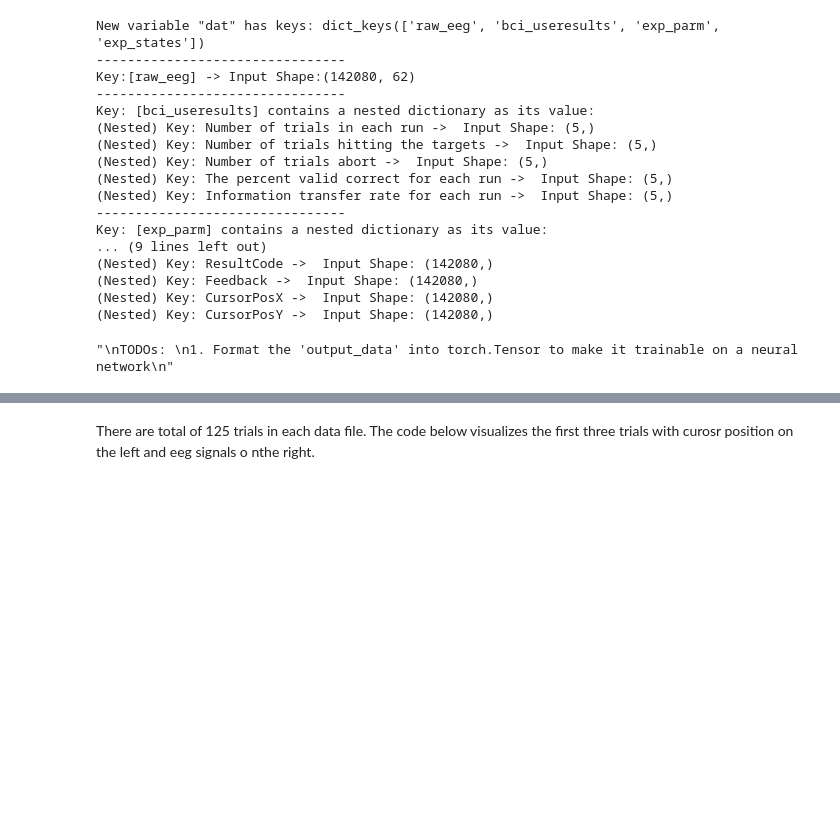
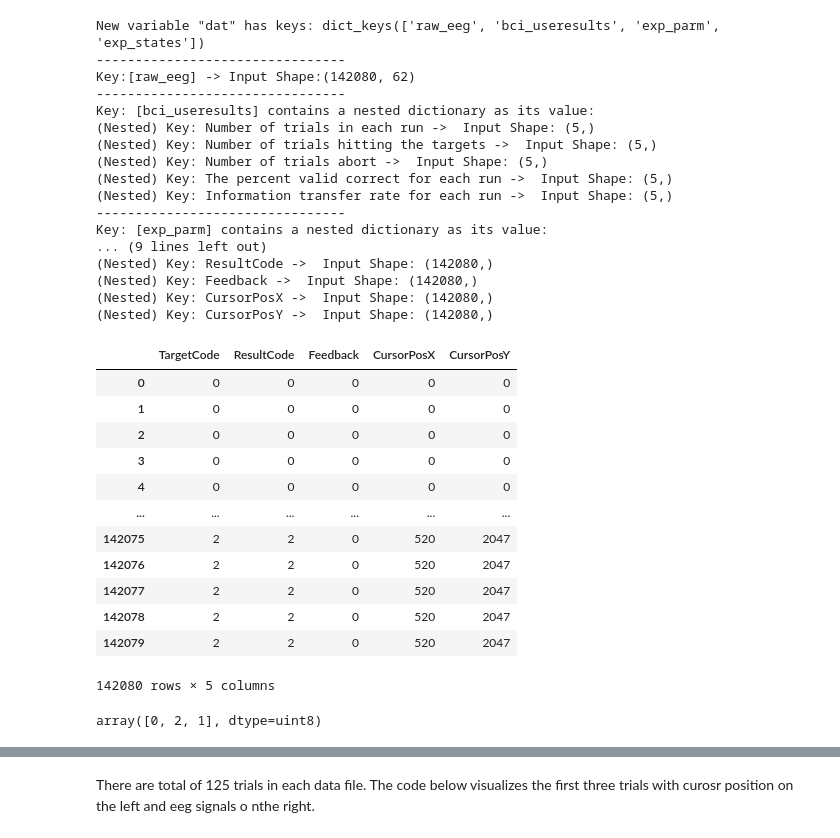
Before and after one commit to IDL-SG1-BCI-EEG/main, a Jupyter notebook: IDL_BCI_EEG_EDA.ipynb, the cells around one changed output, grey strips where cells are left out. Drawn from its saved outputs; the diff is of its cells as text; code cells hidden in the pictures; blank space fills up the shorter version.

```diff
--- a/IDL_BCI_EEG_EDA.ipynb
+++ b/IDL_BCI_EEG_EDA.ipynb
@@ -110,16 +110,29 @@ Key: [exp_parm] contains a nested dictionary as its value:
 # %%
 """
 TODOs:
 1. Format the 'output_data' into torch.Tensor to make it trainable on a neural network
 """
 
 # Attempt 1: Use Pandas to display the exp_ s
-#df_exp_states = pd.DataFrame.from_dict(exp_states)
-#display(df_exp_states)
-#df_exp_states['CursorPosX'].unique()
-#df_exp_states['TargetCode'].unique()
+df_exp_states = pd.DataFrame.from_dict(exp_states)
+display(df_exp_states)
+df_exp_states['CursorPosX'].unique()
+df_exp_states['TargetCode'].unique()
 # %% [output]
+|  | TargetCode | ResultCode | Feedback | CursorPosX | CursorPosY |
+| 0 | 0 | 0 | 0 | 0 | 0 |
+| 1 | 0 | 0 | 0 | 0 | 0 |
+| 2 | 0 | 0 | 0 | 0 | 0 |
+| 3 | 0 | 0 | 0 | 0 | 0 |
+| 4 | 0 | 0 | 0 | 0 | 0 |
+| ... | ... | ... | ... | ... | ... |
+| 142075 | 2 | 2 | 0 | 520 | 2047 |
+| 142076 | 2 | 2 | 0 | 520 | 2047 |
+| 142077 | 2 | 2 | 0 | 520 | 2047 |
+| 142078 | 2 | 2 | 0 | 520 | 2047 |
+| 142079 | 2 | 2 | 0 | 520 | 2047 |
-"\nTODOs: \n1. Format the 'output_data' into torch.Tensor to make it trainable on a neural network\n"
+142080 rows × 5 columns
+array([0, 2, 1], dtype=uint8)
 # %%
  # YHH
 # targets = mat['Experimental_states']['TargetCode']
```
Also changed, not shown: parts of 10 cells of this notebook.
